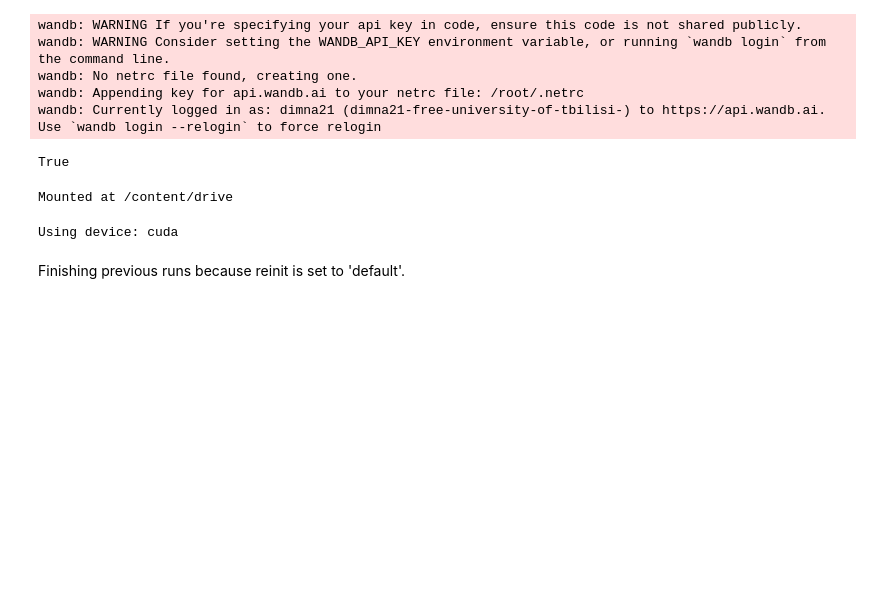
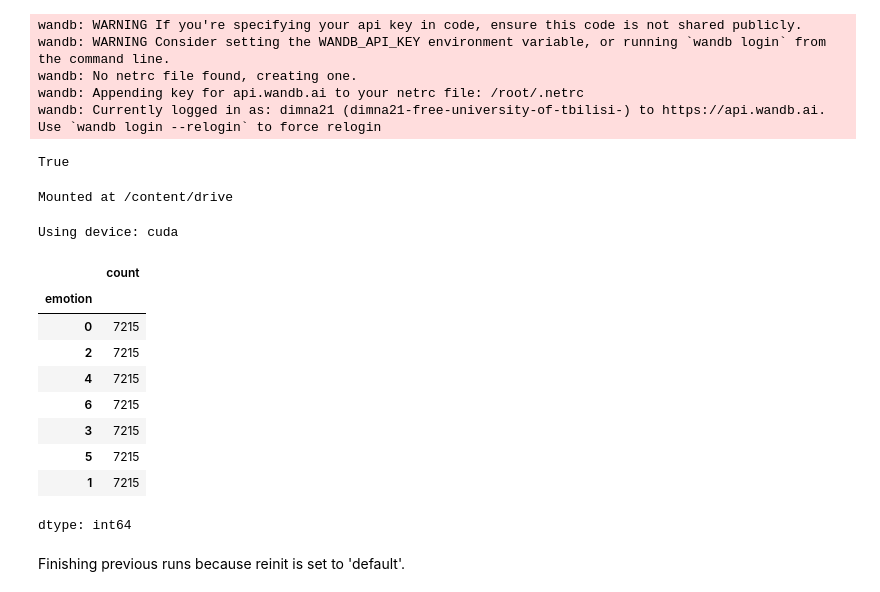
Before and after one commit to dimna21/ML_Assignment4, a Jupyter notebook: FER2013.ipynb, the cells around one changed output. Cells and saved outputs as stored; diff of their text form; code cells hidden in the pictures; blank space fills up the shorter version.

```diff
--- a/FER2013.ipynb
+++ b/FER2013.ipynb
@@ -107,6 +107,19 @@ test_dl = DataLoader(test_ds,  batch_size=batch_size, shuffle=False, num_workers
 
 # Class names
 class_names = ["Angry", "Disgust", "Fear", "Happy", "Sad", "Surprise", "Neutral"]
+# %%
+balanced_train['emotion'].value_counts()
+# %% [output]
+|  | count |
+| emotion |  |
+| 0 | 7215 |
+| 2 | 7215 |
+| 4 | 7215 |
+| 6 | 7215 |
+| 3 | 7215 |
+| 5 | 7215 |
+| 1 | 7215 |
+dtype: int64
 # %%
 import torch
 from tqdm import tqdm
```
Also changed, not shown: parts of 10 cells of this notebook.
